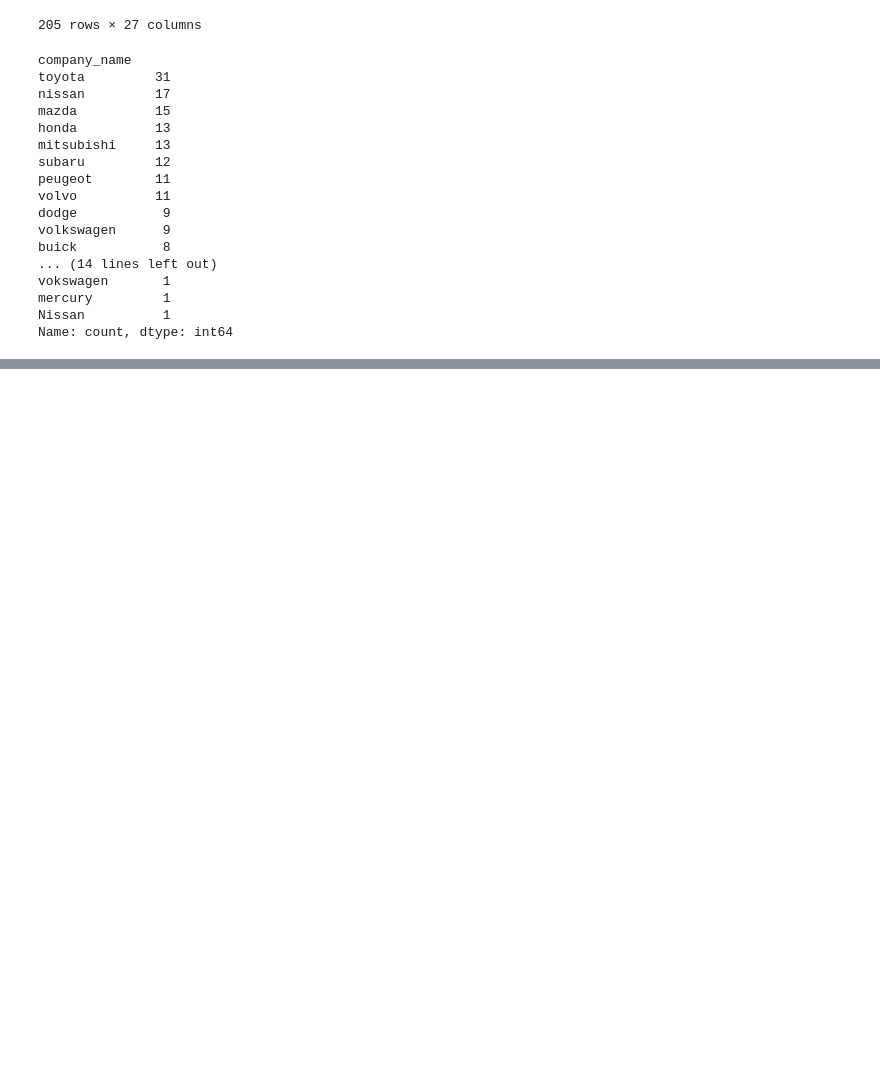
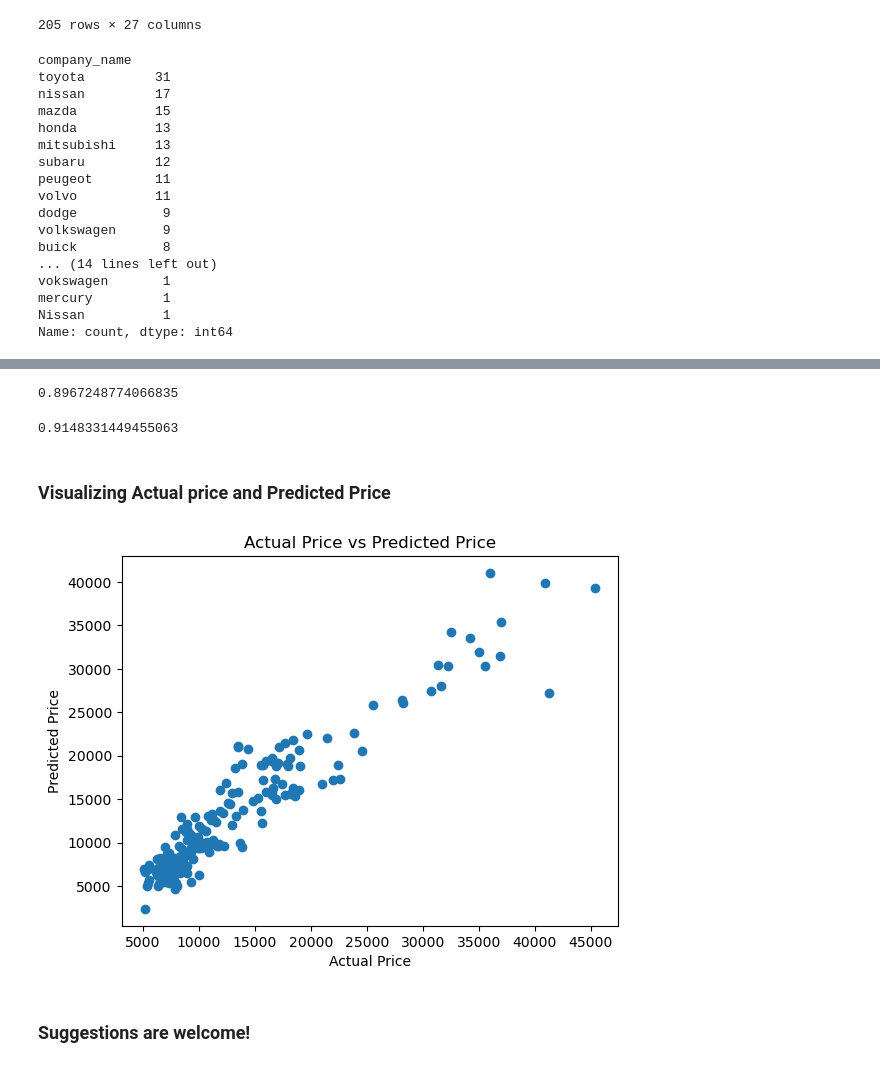
Before and after one commit to sanikavavhal07/DATA-SCIENCE-CASE-STUDY, a Jupyter notebook: Car Price Prediction/Car Price Prediction.ipynb, the cells around one changed output, grey strips where cells are left out. Drawn from its saved outputs; the diff is of its cells as text; code cells hidden in the pictures; blank space fills up the shorter version.

```diff
--- a/Car Price Prediction/Car Price Prediction.ipynb
+++ b/Car Price Prediction/Car Price Prediction.ipynb
@@ -441,0 +473,8 @@ new_df
+# %%
+from sklearn.preprocessing import StandardScaler
+scaler = StandardScaler()
+scaler.fit(x)
+x_scaled = scaler.transform(x)
+# %%
+from sklearn.model_selection import train_test_split
+x_train, x_test, y_train, y_test = train_test_split(x_scaled, y, test_size=0.1, random_state=2)
@@ -441,0 +489,4 @@ new_df
+# %%
+from sklearn.linear_model import LinearRegression
+reg = LinearRegression()
+reg.fit(x_train, y_train)
@@ -441,0 +497,3 @@ new_df
+# %%
+# making prediction
+y_pred = reg.predict(x_train)
@@ -441,0 +507,22 @@ new_df
+# %%
+train_score=r2_score(y_train,train_pred)
+train_score
+# %% [output]
+0.8967248774066835
+# %%
+test_score=r2_score(y_test,y_test_pred)
+test_score
+# %% [output]
+0.9148331449455063
+# %% [markdown]
+### Visualizing Actual price and Predicted Price
+# %%
+plt.scatter(y_train, y_pred)
+plt.xlabel("Actual Price")
+plt.ylabel("Predicted Price")
+plt.title("Actual Price vs Predicted Price")
+plt.show()
+# %% [output]
+[figure, added]
+# %% [markdown]
+### Suggestions are welcome!
```
Also changed, not shown: parts of 43 cells of this notebook.
